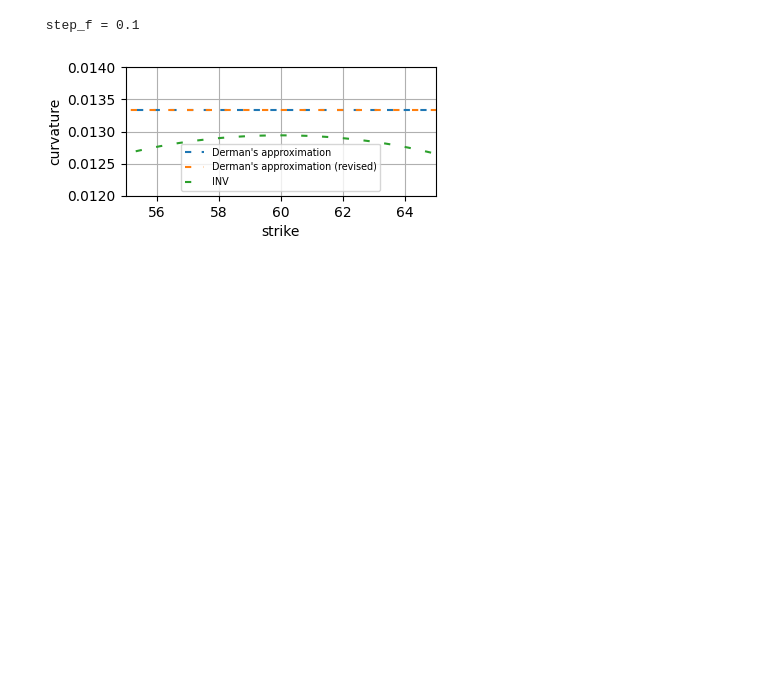
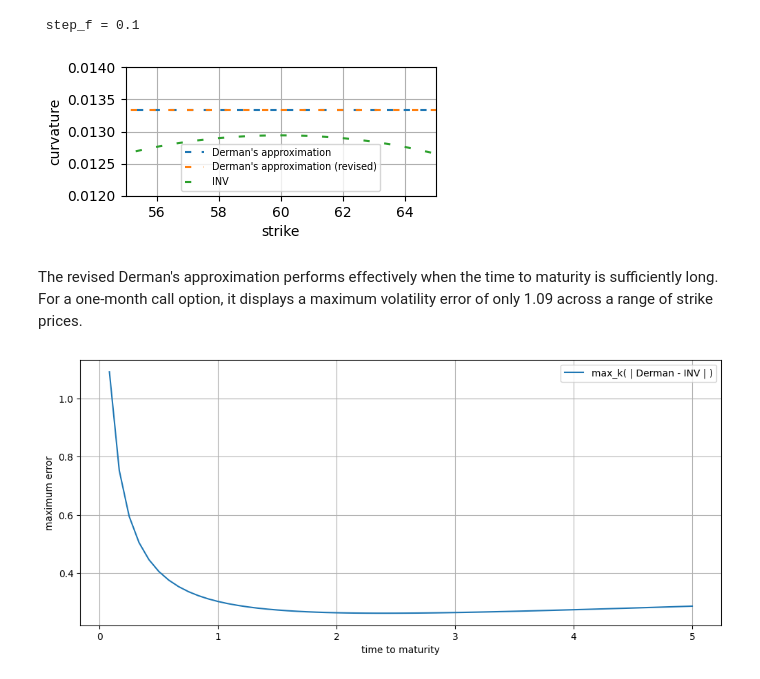
Before and after one commit to WuYenSun/Derman_Approximation_on_QNM, a Jupyter notebook: Derman’s_Approximation_on_QNM.ipynb, the cells around one changed output. Saved outputs shown, nothing was run; the diff lists cells and outputs as text; code cells hidden in the pictures; blank space fills up the shorter version.

```diff
--- a/Derman’s_Approximation_on_QNM.ipynb
+++ b/Derman’s_Approximation_on_QNM.ipynb
@@ -374,3 +374,43 @@ for step_f in list_step_f:
 [figure]
  step_f = 0.1
 [figure]
+# %% [markdown]
+The revised Derman's approximation performs effectively when the time to maturity is sufficiently long. For a one-month call option, it displays a maximum volatility error of only 1.09 across a range of strike prices.
+# %%
+# plot the maximum vol error as a function of time to matuirity
+# i.e. ( max_k( | revised Derman's approximation - INV | ) )(tau)
+
+arr_time_to_maturity = np.arange(1/12, 5.001, 1/12) #[1/12, 2/12, ...., 5]
+list_max_vol_error = []
+
+for time_to_maturity in arr_time_to_maturity:
+
+    # compute call prices across strikes
+    qnm = QNM(futures_price, sig_atm, a, b, c, risk_free_rate, time_to_maturity)
+    arr_qnm_call = qnm.option_pricer(K = arr_f, option_type = 'call')
+
+    # compute the corresponding INVs and revised Derman's approximation across strikes
+    list_inv_qnm = []
+    for stirke_, qnm_ in zip(arr_f, arr_qnm_call):
+        list_inv_qnm.append(implied_volatility(qnm_, futures_price, stirke_, risk_free_rate, time_to_maturity,
+                                                    option_type = 'call', model = 'bachelier', method='brent', disp=True))
+    arr_inv_qnm = np.array(list_inv_qnm)
+    arr_derman_revised = derman_revised(arr_f)
+
+    # compute the maximum difference between INV and revised Derman's approximation
+    list_max_vol_error.append( (np.abs(arr_derman_revised - arr_inv_qnm)).max() )
+
+
+# plot the maximum vol error(tau)
+plt.figure(figsize=(12,5))
+
+plt.plot(arr_time_to_maturity, list_max_vol_error, label = 'max_k( | Derman - INV | )')
+
+plt.xlabel('time to maturity')
+plt.ylabel('maximum error')
+plt.grid()
+plt.legend()
+
+plt.show()
+# %% [output]
+[figure, added]
```
Also changed, not shown: parts of 1 cell of this notebook, 1 other file.
